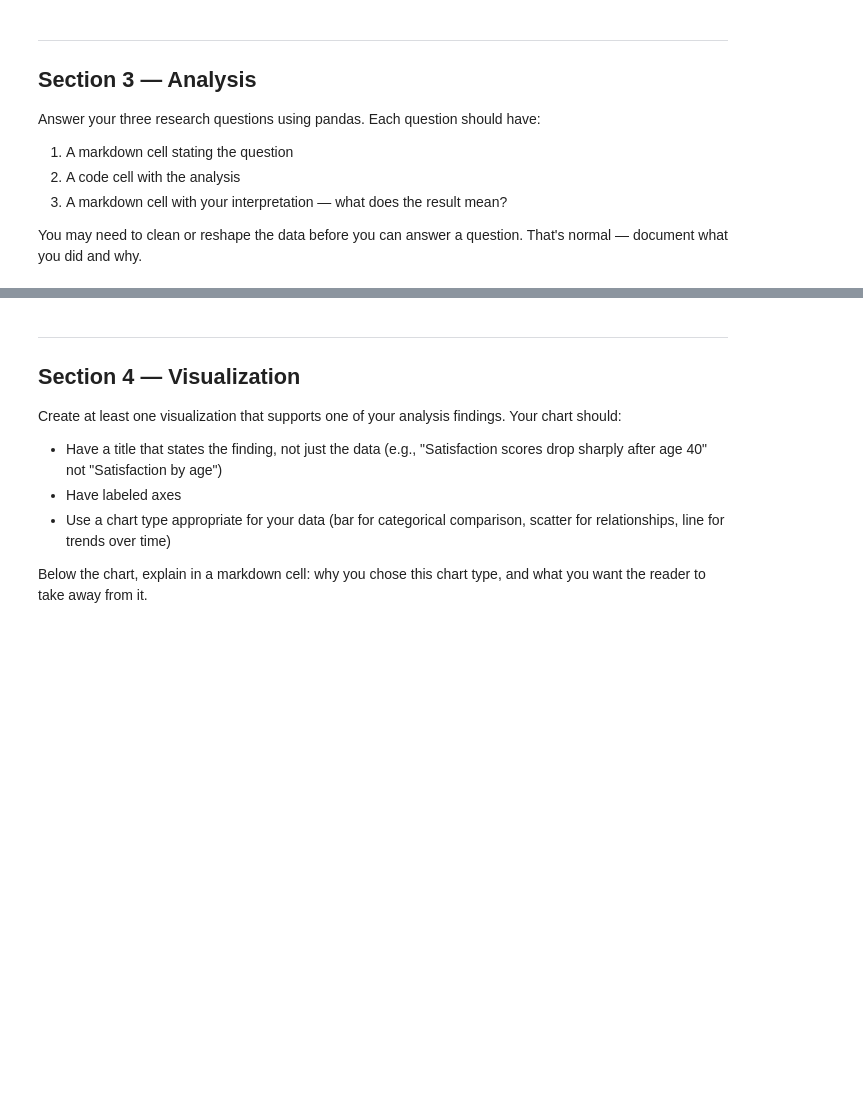
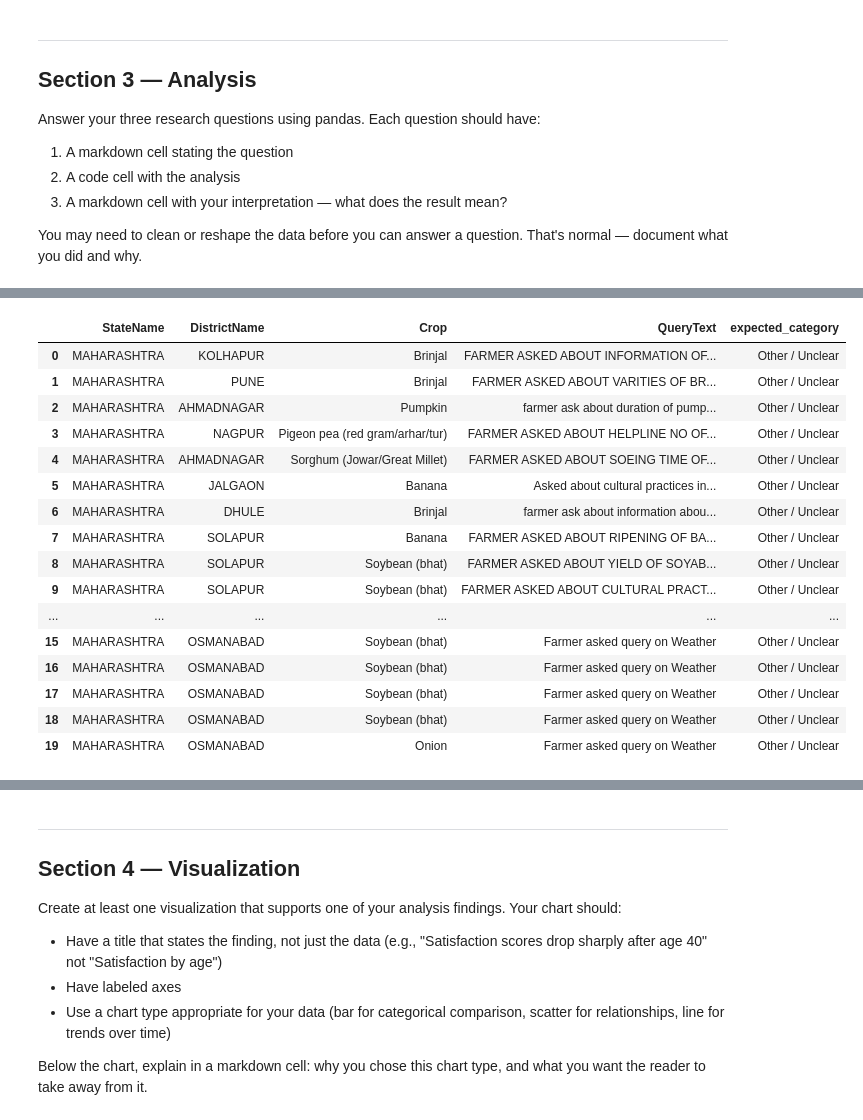
Before and after one commit to berrycheesecake99/HCDE-530-Repository, a Jupyter notebook: Week 6/Week6_files/week6_mp1_starter.ipynb, the cells around one changed output, grey strips where cells are left out. Saved outputs shown, nothing was run; the diff lists cells and outputs as text; code cells hidden in the pictures; blank space fills up the shorter version.

```diff
--- a/Week 6/Week6_files/week6_mp1_starter.ipynb
+++ b/Week 6/Week6_files/week6_mp1_starter.ipynb
@@ -69,13 +69,16 @@ Load your dataset and get a basic picture of what's in it. Answer these question
 from pathlib import Path
 
 filename = 'combined_kcc_3states_en.csv'
+abs_csv = Path('/Users/ashleshahadkar/Documents/HCDE 530 Repository/Week 6/KCC Data /combined_kcc_3states_en.csv')
 kcc_dir = Path('KCC Data ')
+
+# Absolute-first path lookup avoids failures when notebook cwd changes.
 candidates = [
-    kcc_dir / filename,
-    Path('Week 6') / kcc_dir / filename,
-    Path('..') / kcc_dir / filename,
-    Path('../Week 6') / kcc_dir / filename,
-    Path('../..') / Path('Week 6') / kcc_dir / filename,
+    abs_csv,
+    Path.cwd() / kcc_dir / filename,
+    Path.cwd() / Path('Week 6') / kcc_dir / filename,
+    Path.cwd().parent / Path('Week 6') / kcc_dir / filename,
+    Path.cwd().parent.parent / Path('Week 6') / kcc_dir / filename,
 ]
 # This code finds the path to the CSV file for the KCC CSVs.
 csv_path = next((path for path in candidates if path.exists()), None)
@@ -93,6 +96,7 @@ df = df.reset_index(drop=True)
 
 df['QueryType_clean'] = df['QueryType'].astype(str).str.strip()
 
+print(f'Loaded from: {csv_path}')
 print(df.shape)
 df.head()
 # %% [output]
@@ -303,0 +273,69 @@ Sample flagged rows:
+# %%
+# Cultural Practices misclassification audit
+import re
+
+cp = df[df['QueryType_clean'] == 'Cultural Practices'].copy()
+cp['query_lower'] = cp['QueryText'].astype(str).str.lower()
+
+def infer_expected_category(text):
+    if re.search(r'scheme|yojana|subsid|pm[- ]?kisan|insurance|credit|loan|kcc|registration|portal', text):
+        return 'Government Schemes / Admin'
+    if re.search(r'pest|insect|worm|caterpillar|disease|blight|rot|fung|spray|pesticide', text):
+        return 'Plant Protection'
+    if re.search(r'fertili|urea|dap|npk|potash|manure|nutrient|micronutrient|zinc', text):
+        return 'Fertilizer / Nutrient'
+    if re.search(r'irrigat|water|drip|sprinkler|canal|moisture', text):
+        return 'Water / Irrigation'
+    if re.search(r'market|price|rate|mandi|sell|buyer|msp', text):
+        return 'Market / Price'
+    if re.search(r'seed|variet|sowing|spacing|pruning|nursery|transplant|cultivation|harvest', text):
+        return 'Cultural Practices'
+    return 'Other / Unclear'
+
+cp['expected_category'] = cp['query_lower'].apply(infer_expected_category)
+cp['current_tag'] = 'Cultural Practices'
+cp['potential_misclassified'] = cp['expected_category'] != 'Cultural Practices'
+
+total_cp = len(cp)
+flagged_count = int(cp['potential_misclassified'].sum())
+print(f'Cultural Practices rows checked: {total_cp}')
+print(f'Potentially misclassified rows: {flagged_count} ({100*flagged_count/max(total_cp,1):.1f}%)')
+
+expected_order = [
+    'Cultural Practices',
+    'Plant Protection',
+    'Fertilizer / Nutrient',
+    'Water / Irrigation',
+    'Market / Price',
+    'Government Schemes / Admin',
+    'Other / Unclear',
+]
+
+heat = (
+    cp.groupby(['expected_category', 'current_tag'])
+    .size()
+    .reset_index(name='count')
+)
+heat['expected_category'] = pd.Categorical(heat['expected_category'], categories=expected_order, ordered=True)
+heat = heat.sort_values('expected_category')
+
+fig_cp = px.density_heatmap(
+    heat,
+    x='current_tag',
+    y='expected_category',
+    z='count',
+    color_continuous_scale='YlOrRd',
+    text_auto=True,
+    title='Potential Cultural Practices misclassification: Expected vs Current tag',
+    labels={'current_tag': 'Current QueryType tag', 'expected_category': 'Expected category (keyword-based)', 'count': 'Rows'},
+)
+fig_cp.update_layout(yaxis_title='Expected category (keyword-based)', xaxis_title='Current QueryType tag')
+fig_cp.show()
+
+flagged_rows = cp[cp['potential_misclassified']].copy()
+show_cols = ['StateName', 'DistrictName', 'Crop', 'QueryText', 'expected_category']
+
+print(f'\nFlagged rows count: {len(flagged_rows)}')
+print('Top 20 flagged row texts and details:')
+display(flagged_rows[show_cols].head(20).reset_index(drop=True))
+# %% [output]
@@ -304 +347,18 @@ Sample flagged rows:
+|  | StateName | DistrictName | Crop | QueryText | expected_category |
+| 0 | MAHARASHTRA | KOLHAPUR | Brinjal | FARMER ASKED ABOUT INFORMATION OF... | Other / Unclear |
+| 1 | MAHARASHTRA | PUNE | Brinjal | FARMER ASKED ABOUT VARITIES OF BR... | Other / Unclear |
+| 2 | MAHARASHTRA | AHMADNAGAR | Pumpkin | farmer ask about duration of pump... | Other / Unclear |
+| 3 | MAHARASHTRA | NAGPUR | Pigeon pea (red gram/arhar/tur) | FARMER ASKED ABOUT HELPLINE NO OF... | Other / Unclear |
+| 4 | MAHARASHTRA | AHMADNAGAR | Sorghum (Jowar/Great Millet) | FARMER ASKED ABOUT SOEING TIME OF... | Other / Unclear |
+| 5 | MAHARASHTRA | JALGAON | Banana | Asked about cultural practices in... | Other / Unclear |
+| 6 | MAHARASHTRA | DHULE | Brinjal | farmer ask about information abou... | Other / Unclear |
+| 7 | MAHARASHTRA | SOLAPUR | Banana | FARMER ASKED ABOUT RIPENING OF BA... | Other / Unclear |
+| 8 | MAHARASHTRA | SOLAPUR | Soybean (bhat) | FARMER ASKED ABOUT YIELD OF SOYAB... | Other / Unclear |
+| 9 | MAHARASHTRA | SOLAPUR | Soybean (bhat) | FARMER ASKED ABOUT CULTURAL PRACT... | Other / Unclear |
+| ... | ... | ... | ... | ... | ... |
+| 15 | MAHARASHTRA | OSMANABAD | Soybean (bhat) | Farmer asked query on Weather | Other / Unclear |
+| 16 | MAHARASHTRA | OSMANABAD | Soybean (bhat) | Farmer asked query on Weather | Other / Unclear |
+| 17 | MAHARASHTRA | OSMANABAD | Soybean (bhat) | Farmer asked query on Weather | Other / Unclear |
+| 18 | MAHARASHTRA | OSMANABAD | Soybean (bhat) | Farmer asked query on Weather | Other / Unclear |
+| 19 | MAHARASHTRA | OSMANABAD | Onion | Farmer asked query on Weather | Other / Unclear |
 # %% [markdown]
```
Also changed, not shown: parts of 17 cells of this notebook, 1 other file.
